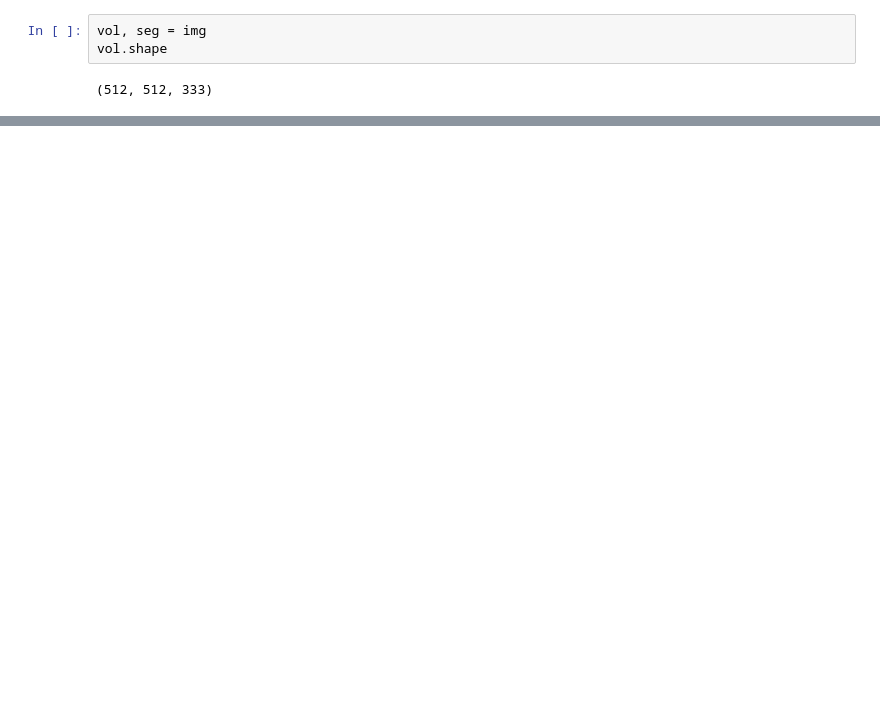
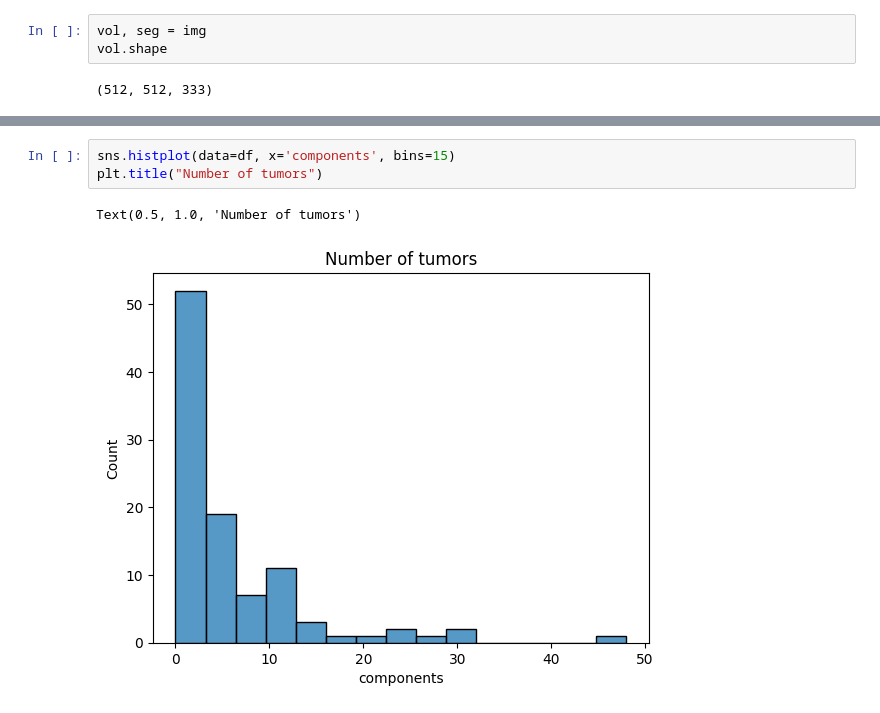
Before and after one commit to Robertleoj/APDS-final-project, a Jupyter notebook: src/2p5D/data_exploration.ipynb, the cells around one changed output, grey strips where cells are left out. Drawn from its saved outputs; the diff is of its cells as text; blank space fills up the shorter version.

```diff
--- a/src/2p5D/data_exploration.ipynb
+++ b/src/2p5D/data_exploration.ipynb
@@ -81,0 +93,6 @@ vol.shape
+# %%
+sns.histplot(data=df, x='components', bins=15)
+plt.title("Number of tumors")
+# %% [output]
+Text(0.5, 1.0, 'Number of tumors')
+[figure, added]
```
Also changed, not shown: parts of 7 cells of this notebook, 4 other files.
